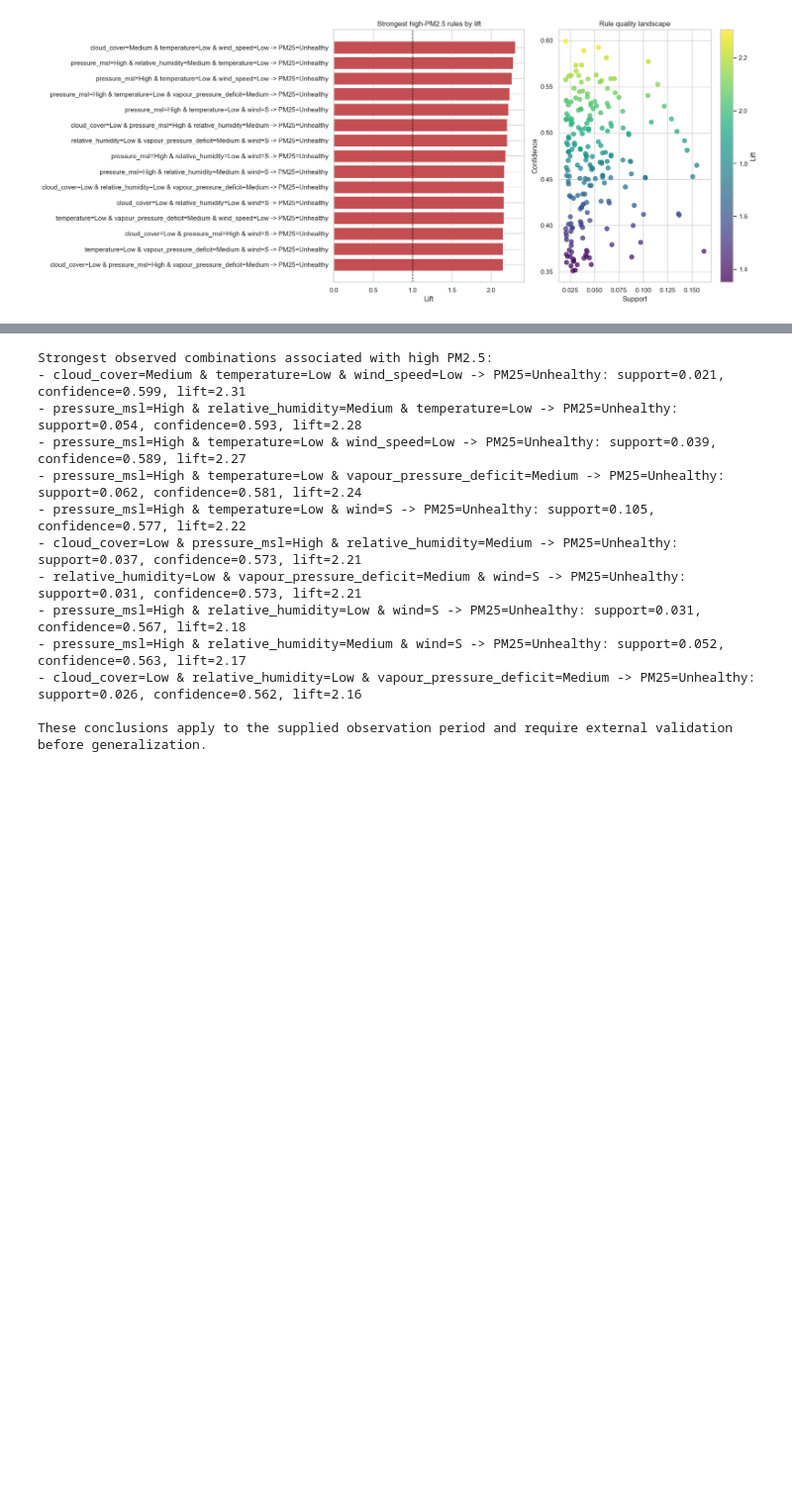
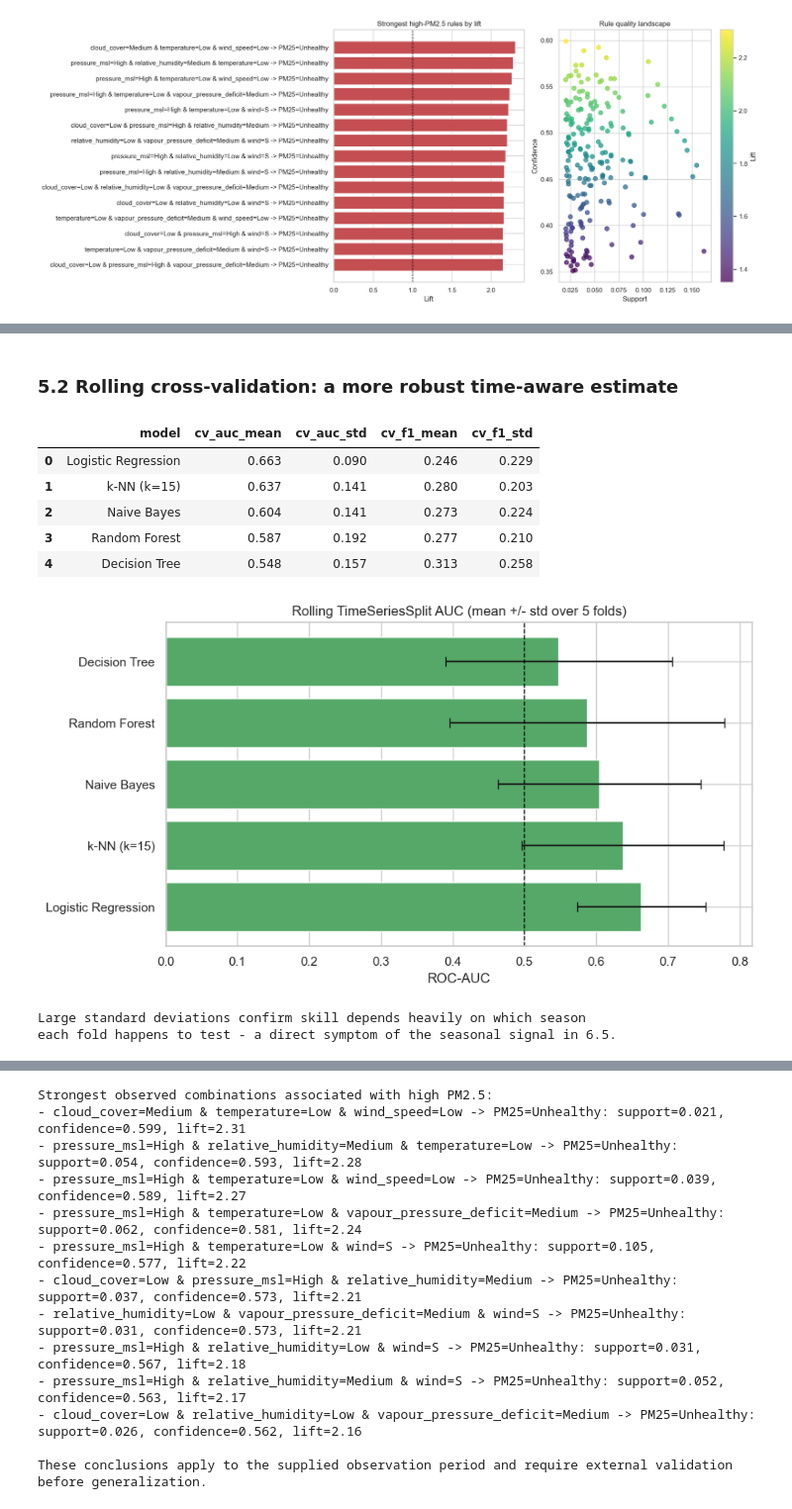
Before and after one commit to imccr/kathmandu-aqi-mining, a Jupyter notebook: notebooks/analysis.ipynb, the cells around one changed output, grey strips where cells are left out. Shown at 99% size. Cells and saved outputs as stored; diff of their text form; code cells hidden in the pictures; blank space fills up the shorter version.

```diff
--- a/notebooks/analysis.ipynb
+++ b/notebooks/analysis.ipynb
@@ -327,0 +352,24 @@ The next cell reports only combinations that pass the stated support, confidence
+# %% [markdown]
+### 5.2 Rolling cross-validation: a more robust time-aware estimate
+# %%
+cv = clf.rolling_cv_scores(df, n_splits=5)
+display(cv.round(3))
+
+fig, ax = plt.subplots(figsize=(9, 5))
+ax.barh(cv['model'], cv['cv_auc_mean'], xerr=cv['cv_auc_std'], color='#55A868', capsize=4)
+ax.axvline(0.5, color='black', linestyle='--', linewidth=1)
+ax.set(title='Rolling TimeSeriesSplit AUC (mean +/- std over 5 folds)', xlabel='ROC-AUC', ylabel='')
+plt.tight_layout(); plt.show()
+
+print('Large standard deviations confirm skill depends heavily on which season')
+print('each fold happens to test - a direct symptom of the seasonal signal in 6.5.')
+# %% [output]
+|  | model | cv_auc_mean | cv_auc_std | cv_f1_mean | cv_f1_std |
+| 0 | Logistic Regression | 0.663 | 0.090 | 0.246 | 0.229 |
+| 1 | k-NN (k=15) | 0.637 | 0.141 | 0.280 | 0.203 |
+| 2 | Naive Bayes | 0.604 | 0.141 | 0.273 | 0.224 |
+| 3 | Random Forest | 0.587 | 0.192 | 0.277 | 0.210 |
+| 4 | Decision Tree | 0.548 | 0.157 | 0.313 | 0.258 |
+[figure, added]
+Large standard deviations confirm skill depends heavily on which season
+each fold happens to test - a direct symptom of the seasonal signal in 6.5.
```
Also changed, not shown: parts of 30 cells of this notebook, 4 other files.
